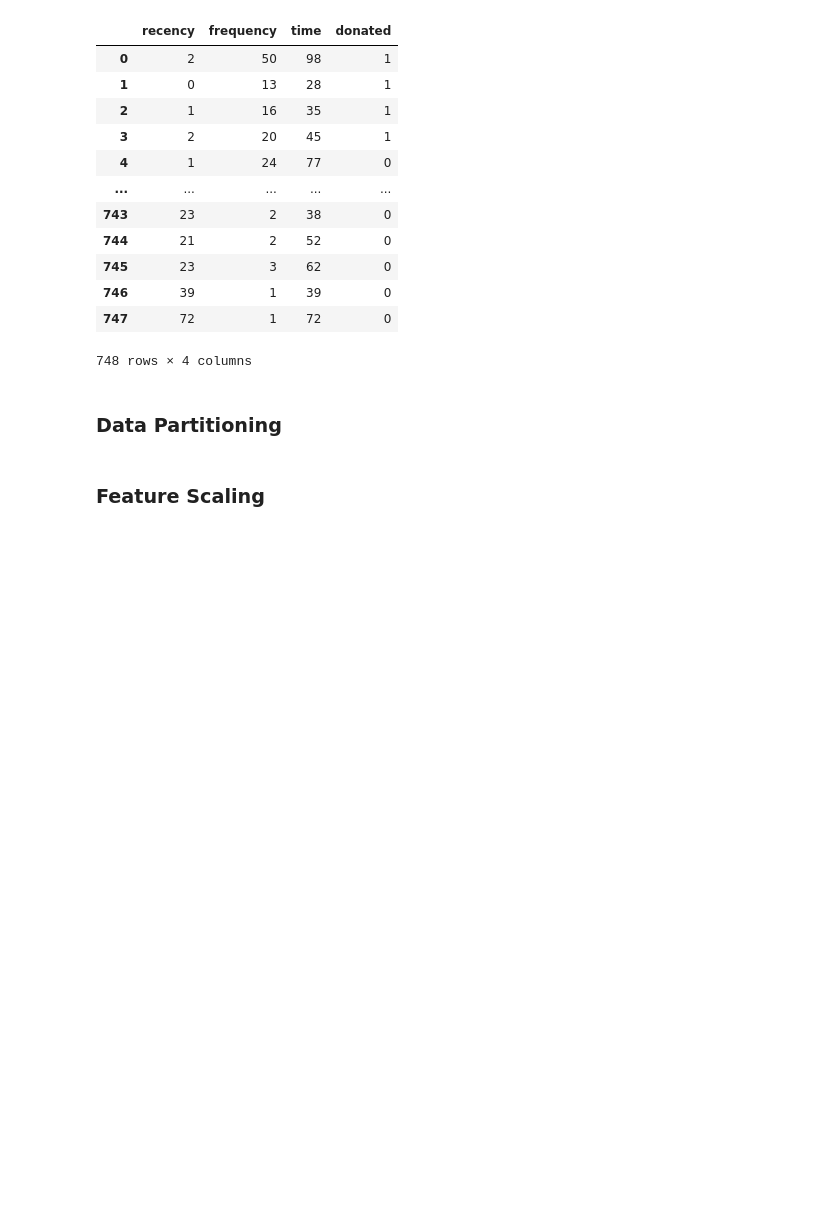
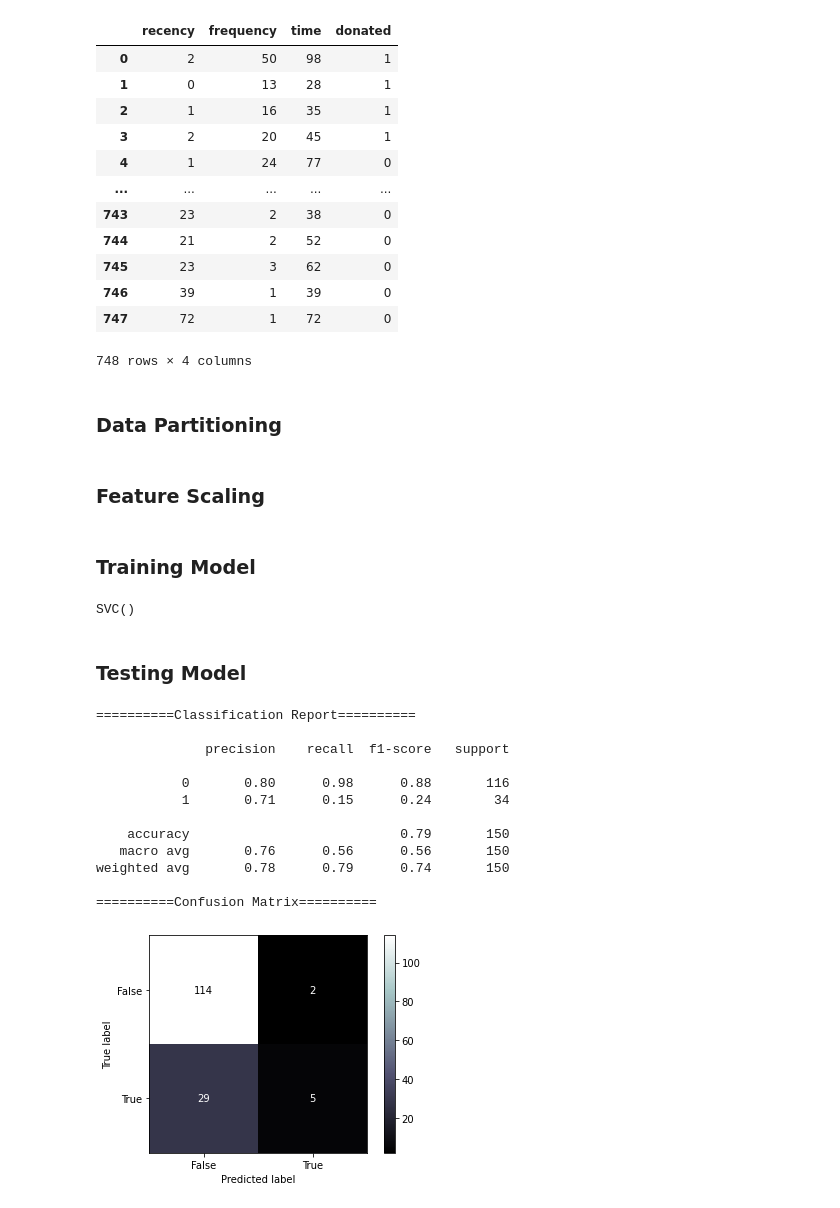
Before and after one commit to appljeet/ECS_171_Project, a Jupyter notebook: project.ipynb, the cells around one changed output. Cells and saved outputs as stored; diff of their text form; code cells hidden in the pictures; blank space fills up the shorter version.

Commit message:
Training and Testing Model
Used SVM with radial basis function to train model.

Created confusion matrix and classification report.

```diff
--- a/project.ipynb
+++ b/project.ipynb
@@ -137,3 +141,47 @@ scaler = MinMaxScaler()
 scaler.fit(X_train)
 X_train = scaler.transform(X_train)
 X_test = scaler.transform(X_test)
+# %% [markdown]
+### Training Model
+# %%
+# using svm to classify whether patients donated
+from sklearn import svm
+model = svm.SVC(kernel='rbf')
+model.fit(X_train, y_train)
+# %% [output]
+SVC()
+# %% [markdown]
+### Testing Model
+# %%
+import matplotlib.pyplot as plt
+from sklearn.metrics import classification_report
+from sklearn.metrics import confusion_matrix
+from sklearn.metrics import plot_confusion_matrix
+from sklearn import metrics
+
+y_pred = model.predict(X_test)
+
+print("==========Classification Report==========\n")
+print(classification_report(y_test, y_pred))
+
+print("==========Confusion Matrix==========\n")
+confusion_matrix = metrics.confusion_matrix(y_test, y_pred)
+
+cm_display = metrics.ConfusionMatrixDisplay(confusion_matrix = confusion_matrix, display_labels = [False, True])
+
+cm_display.plot(cmap='bone')
+plt.show()
+# %% [output]
+==========Classification Report==========
+
+              precision    recall  f1-score   support
+
+           0       0.80      0.98      0.88       116
+           1       0.71      0.15      0.24        34
+
+    accuracy                           0.79       150
+   macro avg       0.76      0.56      0.56       150
+weighted avg       0.78      0.79      0.74       150
+
+==========Confusion Matrix==========
+[figure, added]
```
Also changed, not shown: parts of 4 cells of this notebook.
